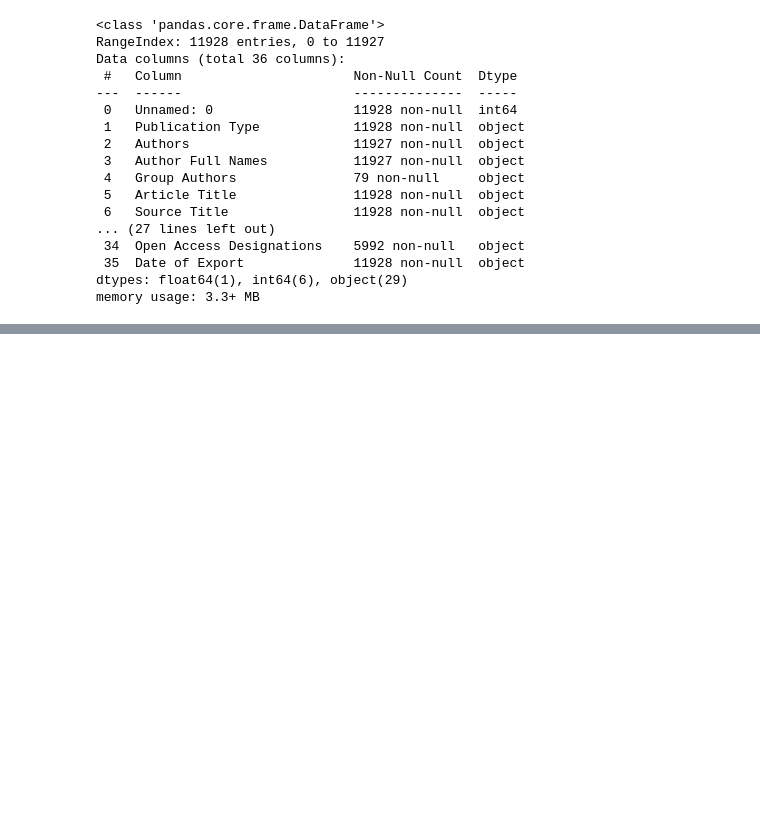
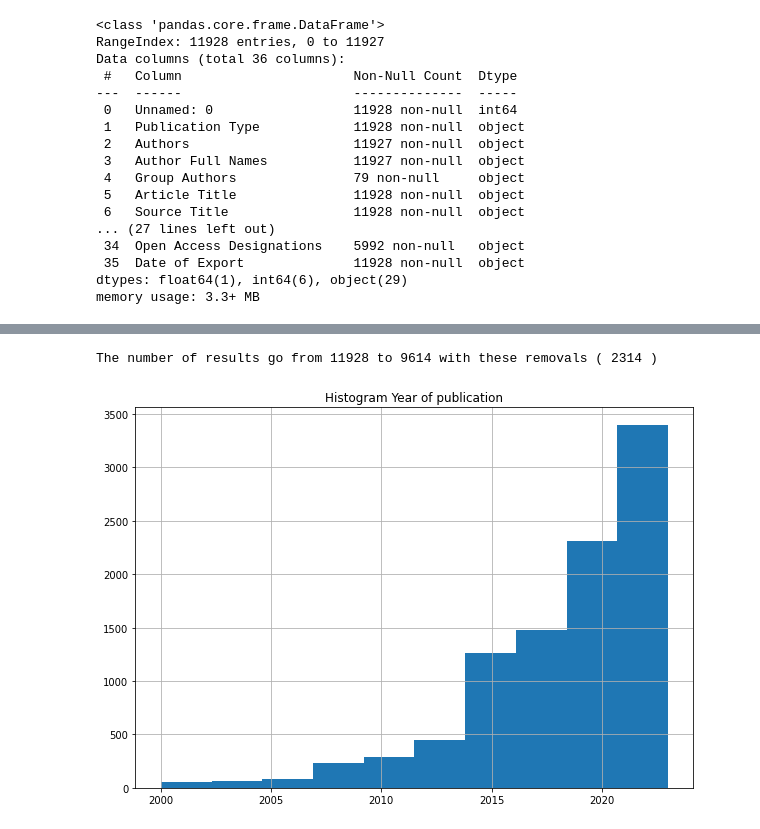
Before and after one commit to vitorhirata/resilience-metrics-review, a Jupyter notebook: analise-review.ipynb, the cells around one changed output, grey strips where cells are left out. Saved outputs shown, nothing was run; the diff lists cells and outputs as text; code cells hidden in the pictures; blank space fills up the shorter version.

Commit message:
Add initial analysis of papers
Makes basic descriptive statistics so we have some information about the
dataset. Including distribution of years, number of citations.

```diff
--- a/analise-review.ipynb
+++ b/analise-review.ipynb
@@ -26,0 +67,19 @@ memory usage: 3.3+ MB
+# %%
+dfClean = df[df['DOI'].notnull()]
+dfClean = dfClean[dfClean['Language'] == 'English']
+dfClean = dfClean[dfClean['Publication Year'].notnull()]
+dfClean = dfClean[dfClean['Publication Year'] >= 2000]
+dfClean = dfClean[dfClean['Document Type'].apply(lambda x: True if 'Article' in x else False)]
+
+print('The number of results go from', len(df), 'to', len(dfClean), 'with these removals (', len(df)-len(dfClean), ')')
+# %% [output]
+The number of results go from 11928 to 9614 with these removals ( 2314 )
+# %%
+plt.figure(figsize=(10, 7))
+plt.hist(dfClean['Publication Year'], bins=10)
+#plt.xticks(np.arange(0, 100, step=5))
+plt.title('Histogram Year of publication')
+plt.grid()
+plt.show()
+# %% [output]
+[figure, added]
```
Also changed, not shown: parts of 12 cells of this notebook.
